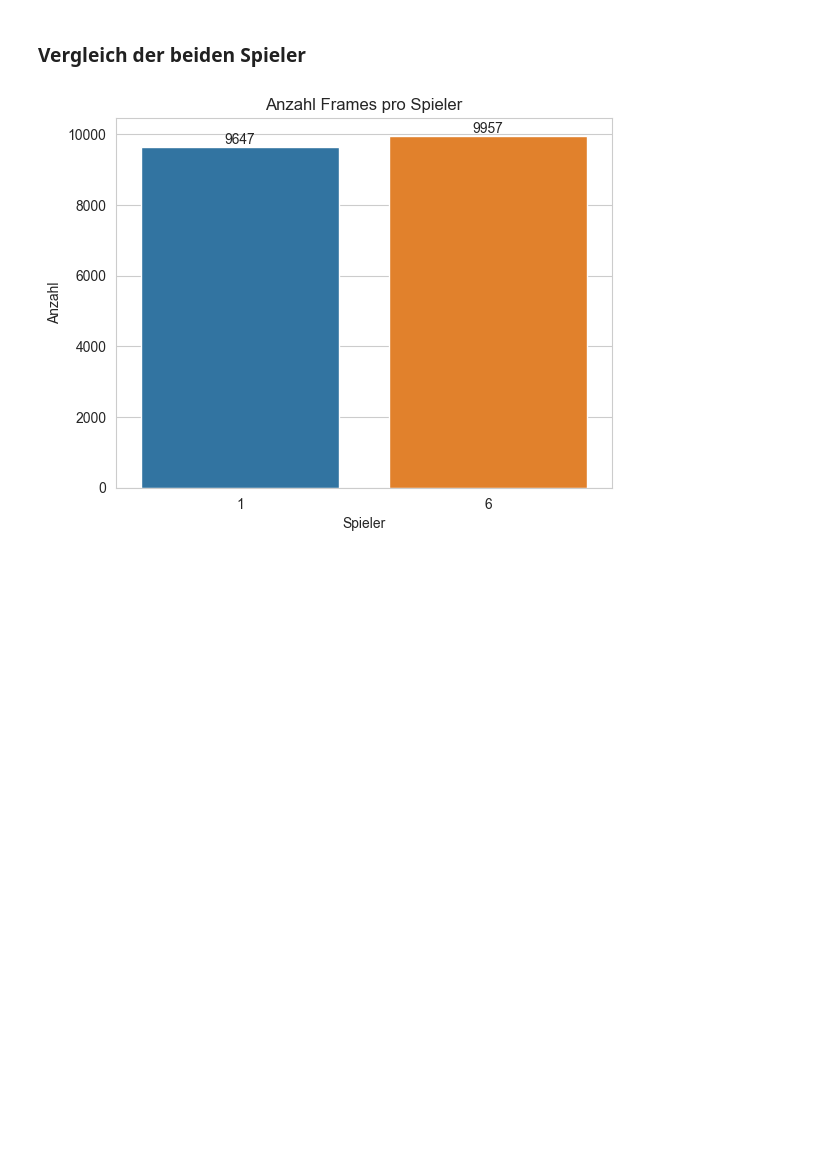
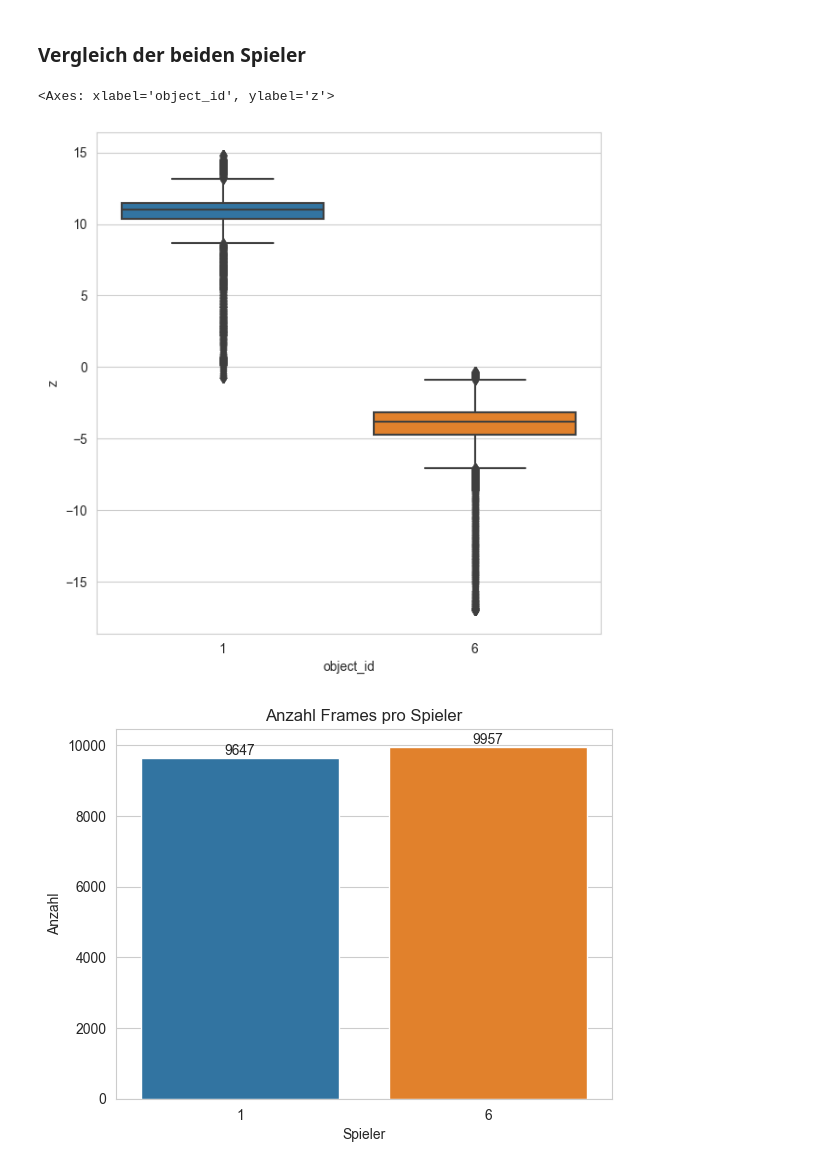
Before and after one commit to fhnw-ds/fhnw-cda2-tennis-analysis, a Jupyter notebook: field_analysis/eda_kevin_w.ipynb, the cells around one changed output. Drawn from its saved outputs; the diff is of its cells as text; code cells hidden in the pictures; blank space fills up the shorter version.

```diff
--- a/field_analysis/eda_kevin_w.ipynb
+++ b/field_analysis/eda_kevin_w.ipynb
@@ -106,7 +106,7 @@ df_detected_objects.to_csv('df_detected_objects.csv', index=False, float_format=
 # %% [output]
 NameError: name 'sl' is not defined
 # %%
-data = pd.read_csv('../data/df_detected_objects.csv') # Daten aus der CSV-Datei laden
+data = pd.read_csv('../Dataframe/df_detected_objects.csv') # Daten aus der CSV-Datei laden
 
 
 calibration_points = np.array([
@@ -328,6 +328,12 @@ data.describe(include="all")
 | max | 10329.000000 | NaN | NaN | NaN | 94.970700 | NaN | 7.827466 | -0.702808 | 14.836865 | ... |
 # %% [markdown]
 ### Vergleich der beiden Spieler
+# %%
+plt.figure(figsize=(7, 7))
+sns.boxplot(y="z", x="object_id", data=data)
+# %% [output]
+<Axes: xlabel='object_id', ylabel='z'>
+[figure, added]
 # %%
 ax = sns.countplot(x="object_id", data=data)
 for label in ax.containers:
```
Also changed, not shown: parts of 11 cells of this notebook, 1 other file.
